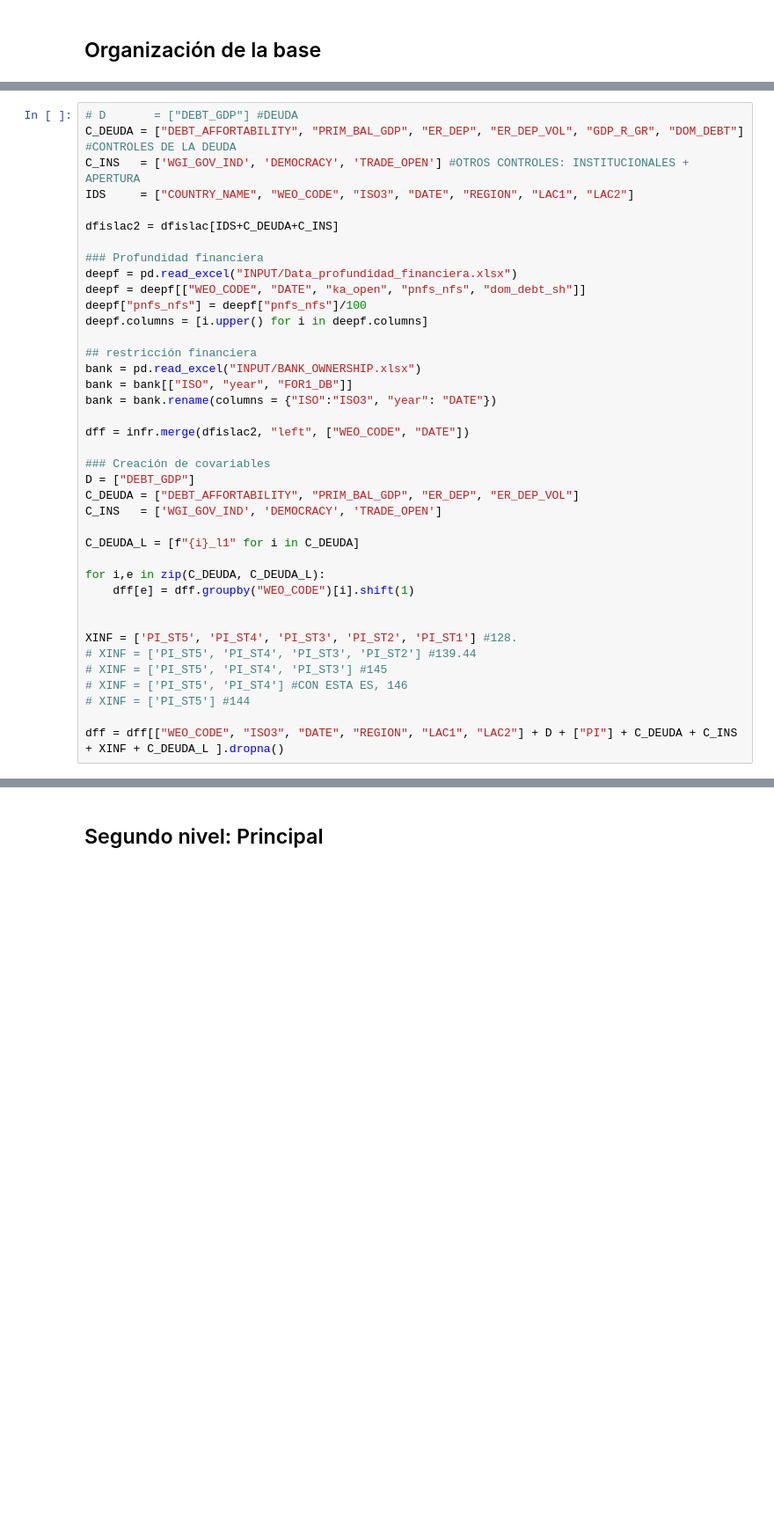
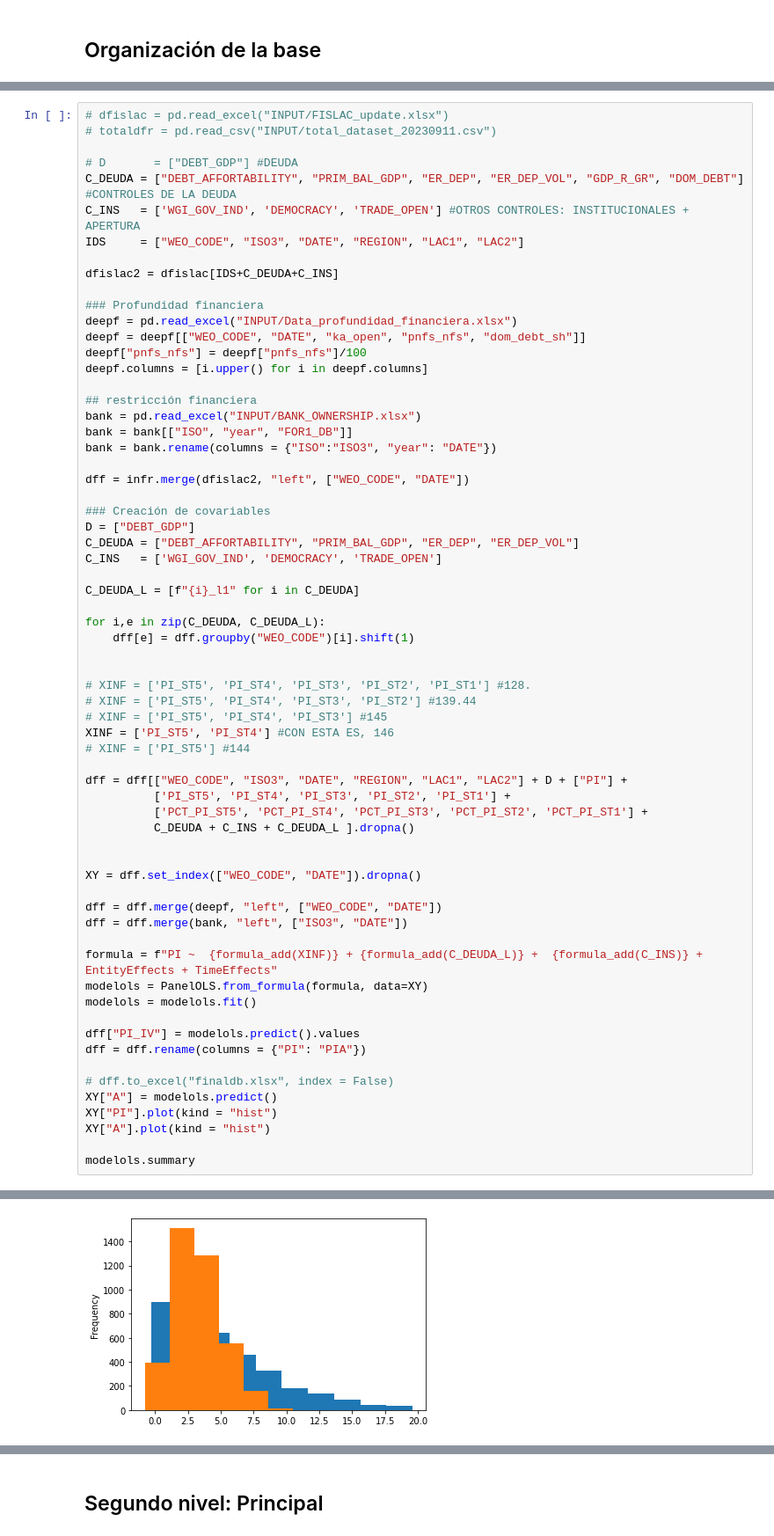
Before and after one commit to jguerrae/QuantilReg_InflationDebt, a Jupyter notebook: 3_ONE_SCRIPT.ipynb, the cells around one changed output, grey strips where cells are left out. Shown at 88% size. Drawn from its saved outputs; the diff is of its cells as text; blank space fills up the shorter version.

```diff
--- a/3_ONE_SCRIPT.ipynb
+++ b/3_ONE_SCRIPT.ipynb
@@ -129,8 +130,11 @@ dfislac = pd.read_excel("INPUT/FISLAC_update.xlsx")
 # %%
+# dfislac = pd.read_excel("INPUT/FISLAC_update.xlsx")
+# totaldfr = pd.read_csv("INPUT/total_dataset_20230911.csv")
+
 # D       = ["DEBT_GDP"] #DEUDA
 C_DEUDA = ["DEBT_AFFORTABILITY", "PRIM_BAL_GDP", "ER_DEP", "ER_DEP_VOL", "GDP_R_GR", "DOM_DEBT"] #CONTROLES DE LA DEUDA
 C_INS   = ['WGI_GOV_IND', 'DEMOCRACY', 'TRADE_OPEN'] #OTROS CONTROLES: INSTITUCIONALES + APERTURA
-IDS     = ["COUNTRY_NAME", "WEO_CODE", "ISO3", "DATE", "REGION", "LAC1", "LAC2"]
+IDS     = ["WEO_CODE", "ISO3", "DATE", "REGION", "LAC1", "LAC2"]
 
 dfislac2 = dfislac[IDS+C_DEUDA+C_INS]
 
@@ -158,10 +162,34 @@ for i,e in zip(C_DEUDA, C_DEUDA_L):
     dff[e] = dff.groupby("WEO_CODE")[i].shift(1)
 
 
-XINF = ['PI_ST5', 'PI_ST4', 'PI_ST3', 'PI_ST2', 'PI_ST1'] #128.
+# XINF = ['PI_ST5', 'PI_ST4', 'PI_ST3', 'PI_ST2', 'PI_ST1'] #128.
 # XINF = ['PI_ST5', 'PI_ST4', 'PI_ST3', 'PI_ST2'] #139.44
 # XINF = ['PI_ST5', 'PI_ST4', 'PI_ST3'] #145
-# XINF = ['PI_ST5', 'PI_ST4'] #CON ESTA ES, 146
+XINF = ['PI_ST5', 'PI_ST4'] #CON ESTA ES, 146
 # XINF = ['PI_ST5'] #144
 
-dff = dff[["WEO_CODE", "ISO3", "DATE", "REGION", "LAC1", "LAC2"] + D + ["PI"] + C_DEUDA + C_INS + XINF + C_DEUDA_L ].dropna()
+dff = dff[["WEO_CODE", "ISO3", "DATE", "REGION", "LAC1", "LAC2"] + D + ["PI"] +
+          ['PI_ST5', 'PI_ST4', 'PI_ST3', 'PI_ST2', 'PI_ST1'] +
+          ['PCT_PI_ST5', 'PCT_PI_ST4', 'PCT_PI_ST3', 'PCT_PI_ST2', 'PCT_PI_ST1'] +
+          C_DEUDA + C_INS + C_DEUDA_L ].dropna()
+
+
+XY = dff.set_index(["WEO_CODE", "DATE"]).dropna()
+
+dff = dff.merge(deepf, "left", ["WEO_CODE", "DATE"])
+dff = dff.merge(bank, "left", ["ISO3", "DATE"])
+
+formula = f"PI ~  {formula_add(XINF)} + {formula_add(C_DEUDA_L)} +  {formula_add(C_INS)} + EntityEffects + TimeEffects"
+modelols = PanelOLS.from_formula(formula, data=XY)
+modelols = modelols.fit()
+
+dff["PI_IV"] = modelols.predict().values
+dff = dff.rename(columns = {"PI": "PIA"})
+
+# dff.to_excel("finaldb.xlsx", index = False)
+XY["A"] = modelols.predict()
+XY["PI"].plot(kind = "hist")
+XY["A"].plot(kind = "hist")
+
+modelols.summary
+# %% [output]
@@ -167,0 +229 @@ dff = dff[["WEO_CODE", "ISO3", "DATE", "REGION", "LAC1", "LAC2"] + D + ["PI"] +
+[figure, added]
```
Also changed, not shown: parts of 35 cells of this notebook.
